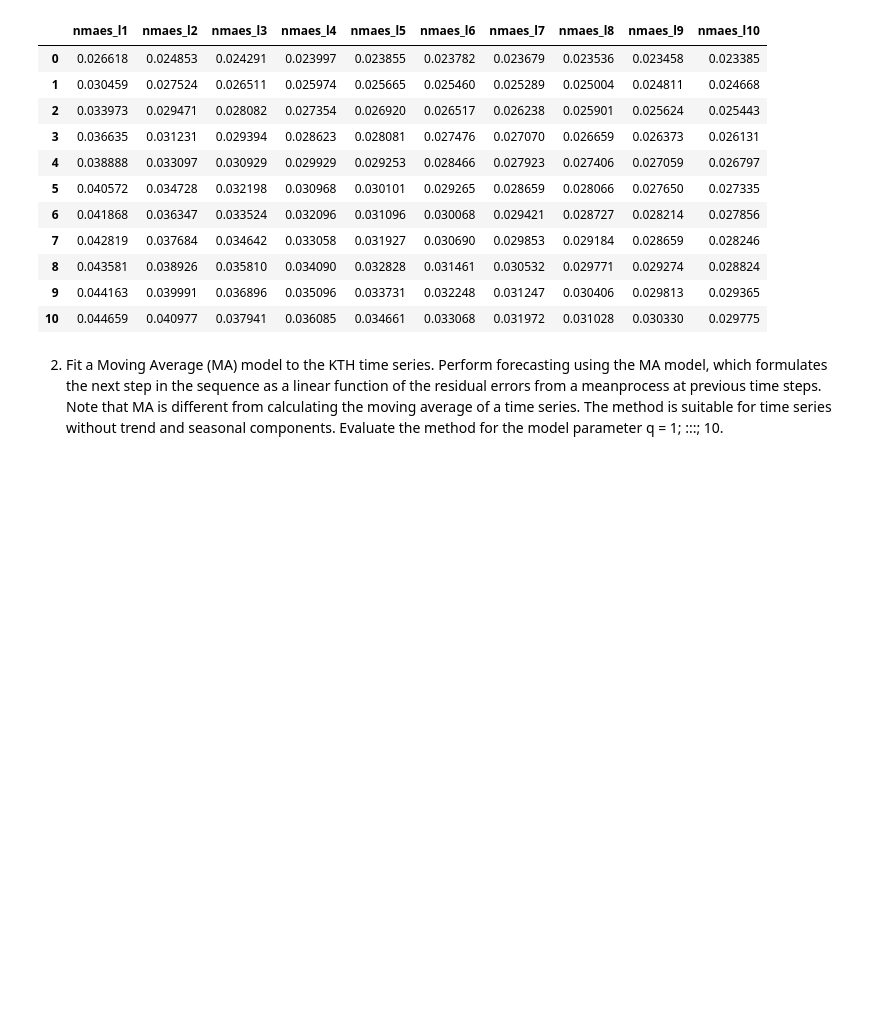
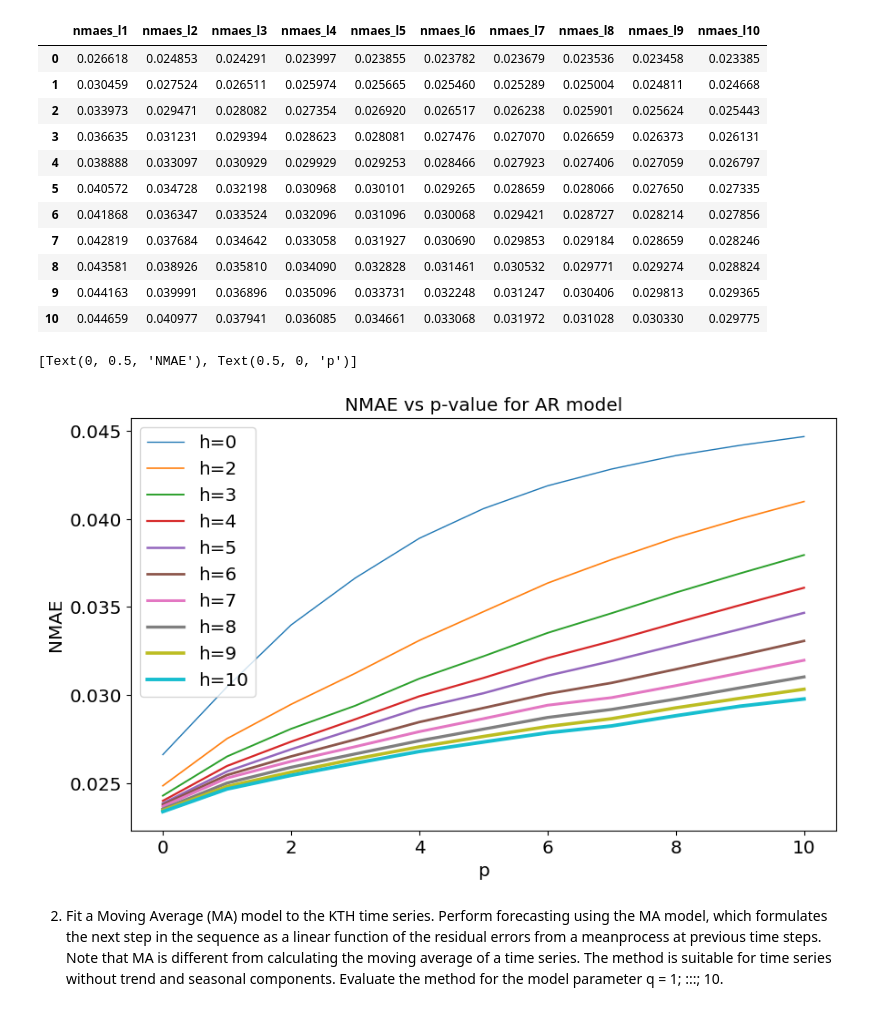
Before and after one commit to tiannymonti/network_analytics, a Jupyter notebook: Project2_Forecasting_Barrios_Anandkrishnan_Task3.ipynb, the cells around one changed output. Saved outputs shown, nothing was run; the diff lists cells and outputs as text; code cells hidden in the pictures; blank space fills up the shorter version.

Commit message:
AR model plot

```diff
--- a/Project2_Forecasting_Barrios_Anandkrishnan_Task3.ipynb
+++ b/Project2_Forecasting_Barrios_Anandkrishnan_Task3.ipynb
@@ -614,3 +614,22 @@ nmaes_df
 | 8 | 0.043581 | 0.038926 | 0.035810 | 0.034090 | 0.032828 | 0.031461 | 0.030532 | 0.029771 | 0.029274 | 0.028824 |
 | 9 | 0.044163 | 0.039991 | 0.036896 | 0.035096 | 0.033731 | 0.032248 | 0.031247 | 0.030406 | 0.029813 | 0.029365 |
 | 10 | 0.044659 | 0.040977 | 0.037941 | 0.036085 | 0.034661 | 0.033068 | 0.031972 | 0.031028 | 0.030330 | 0.029775 |
+# %%
+fig, linep_ = plt.subplots(figsize = (10,6), dpi = 100)
+
+linep_ = sns.lineplot(data=nmaes_df, x=nmaes_df.index, y="nmaes_l1", label="h=0", linewidth =1)
+sns.lineplot(data=nmaes_df, x=nmaes_df.index, y="nmaes_l2", label="h=2", linewidth =1.2)
+sns.lineplot(data=nmaes_df, x=nmaes_df.index, y="nmaes_l3", label="h=3", linewidth =1.4)
+sns.lineplot(data=nmaes_df, x=nmaes_df.index, y="nmaes_l4", label="h=4", linewidth =1.6)
+sns.lineplot(data=nmaes_df, x=nmaes_df.index, y="nmaes_l5", label="h=5", linewidth =1.8)
+sns.lineplot(data=nmaes_df, x=nmaes_df.index, y="nmaes_l6", label="h=6", linewidth =2)
+sns.lineplot(data=nmaes_df, x=nmaes_df.index, y="nmaes_l7", label="h=7", linewidth =2.2)
+sns.lineplot(data=nmaes_df, x=nmaes_df.index, y="nmaes_l8", label="h=8", linewidth =2.4)
+sns.lineplot(data=nmaes_df, x=nmaes_df.index, y="nmaes_l9", label="h=9", linewidth =2.6)
+sns.lineplot(data=nmaes_df, x=nmaes_df.index, y="nmaes_l10", label="h=10", linewidth =2.8)
+linep_.set(title="NMAE vs p-value for AR model")
+
+linep_.set(xlabel='p', ylabel='NMAE')
+# %% [output]
+[Text(0, 0.5, 'NMAE'), Text(0.5, 0, 'p')]
+[figure, added]
```
Also changed, not shown: parts of 1 cell of this notebook.
